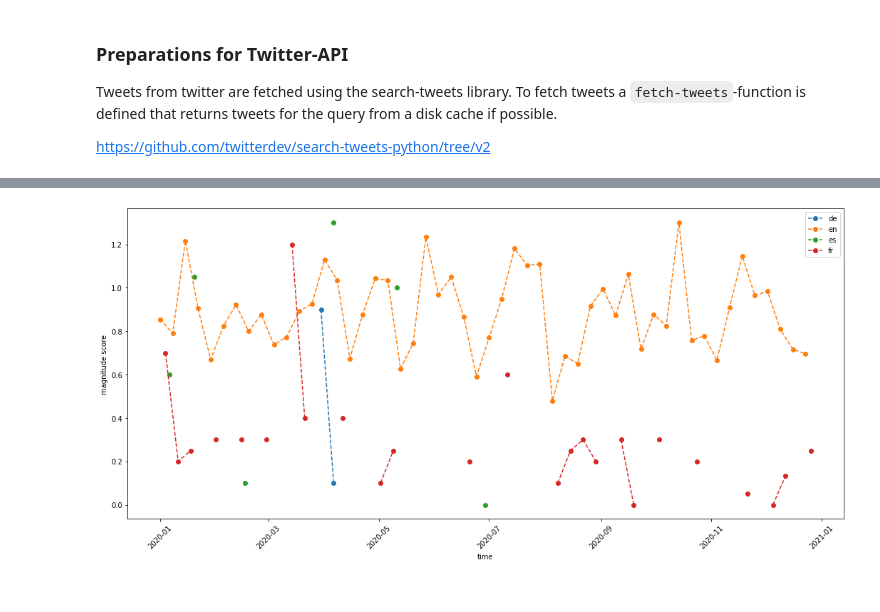
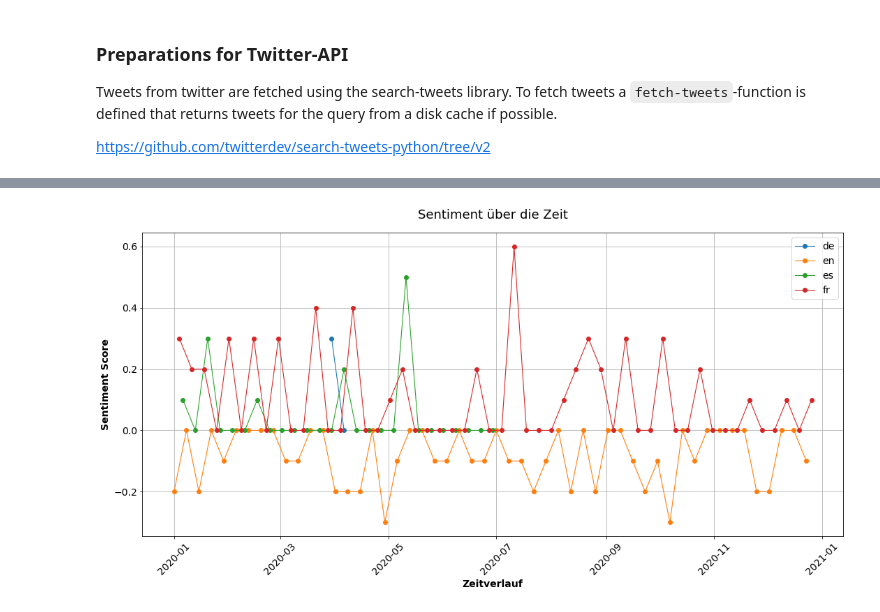
Before and after one commit to lukasleist/tud-is-sentiment, a Jupyter notebook: tool.ipynb, the cells around one changed output, grey strips where cells are left out. Cells and saved outputs as stored; diff of their text form; code cells hidden in the pictures.

Commit message:
Plots prettier

```diff
--- a/tool.ipynb
+++ b/tool.ipynb
@@ -57,7 +67,7 @@ search_term = 'artificial intelligence'
 countries = ['US', 'DE', 'FR', 'ES', 'JP']
 languages = ['en', 'de', 'fr', 'es', 'jp']
 
-plotted_value = 'magnitude'#'sentiment' # 'magnitude', 'tweets'
+plotted_value = 'sentiment'#'sentiment' # 'magnitude', 'tweets'
 # %% [markdown]
 ### Preparations Google NLP-API
 To authenticate against the Google NLP-API an enviromentvariable `GOOGLE_APPLICATION_CREDENTIALS` pointing to a credentials file must be present in the executing environment.
@@ -273,21 +283,39 @@ sentiment_df.head()
 # %%
-fig,ax = plt.subplots(figsize=(18, 8))
+# Adjust figure appearance and scale
+font = {
+    'family': 'sans-serif',
+    'weight': 'normal',
+    'size': 14
+}
+plt.rc("font", **font)
+plt.rc("lines", linewidth=1.1)
+
+y_label_params = {
+    'fontfamily': "sans-serif",
+    'weight': "bold",
+    'fontsize': font['size']
+}
+
+fig, ax = plt.subplots(figsize=(18, 8))
 
 languages = sentiment_df.index.levels[0]
 for lang in languages:
     if plotted_value == 'sentiment':
         ax.plot(sentiment_df.loc[(lang)].score, 'o-', label=lang)
-        ax.set_ylabel("sentiment score")
+        ax.set_ylabel("Sentiment Score", **y_label_params)
     elif plotted_value == 'magnitude':
         ax.plot(sentiment_df.loc[(lang)].magnitude / sentiment_df.loc[(lang)].id, 'o--', label=lang)
-        ax.set_ylabel("magnitude score")
+        ax.set_ylabel("Magnitude Score", **y_label_params)
     else:
         ax.plot(sentiment_df.loc[(lang)].id, 'o--', label=lang)
-        ax.set_ylabel("number of tweets")
+        ax.set_ylabel("Number of Tweets", **y_label_params)
 
-ax.set_xlabel("time")
+ax.set_xlabel("Zeitverlauf", fontfamily="sans-serif",
+              weight="bold", fontsize=font['size'])
+ax.grid()
 ax.legend(loc='best')
+plt.title("Sentiment über die Zeit", fontfamily="sans-serif", fontsize=18, pad=20)
 plt.xticks(rotation=45)
 plt.show()
 # %% [output]
-[figure, old version]
+[figure, new version]
```
Also changed, not shown: parts of 6 cells of this notebook, 1 other file.
